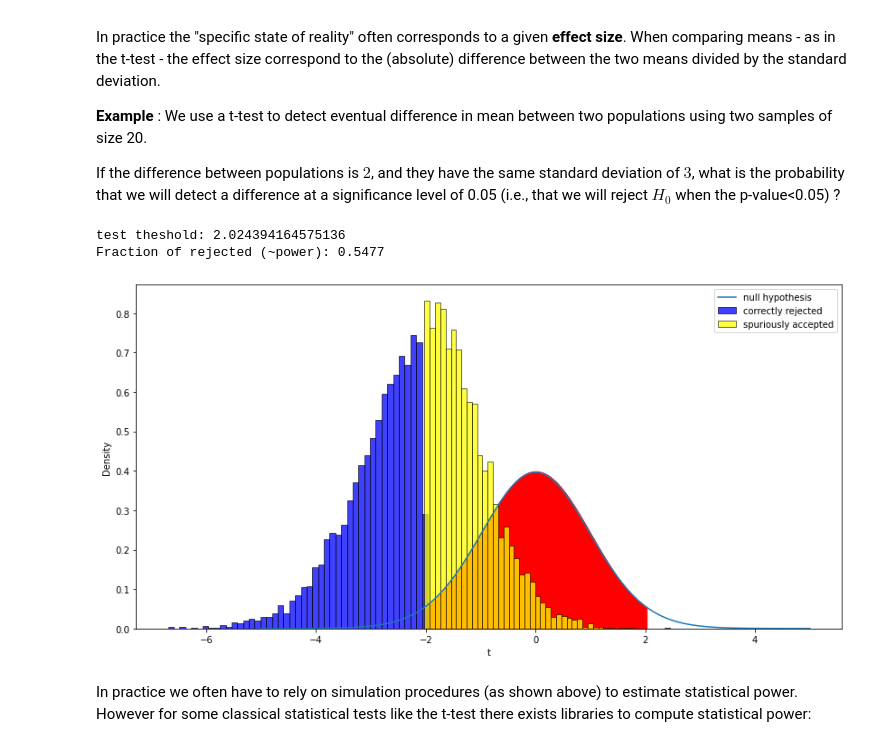
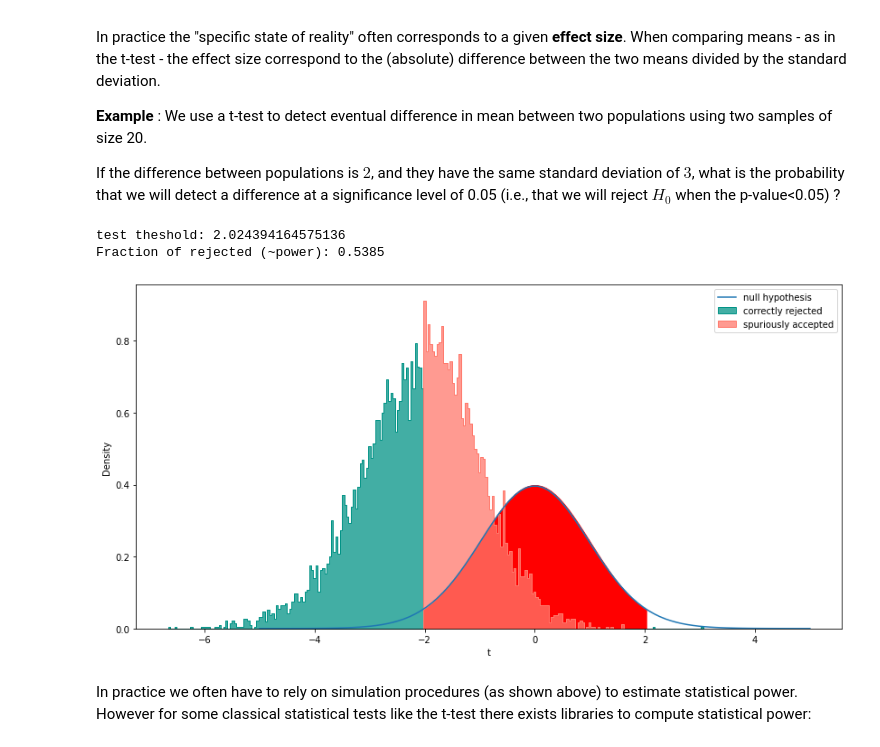
Before and after one commit to sib-swiss/introduction-to-statistics-with-python-training, a Jupyter notebook: 02_distribution_and_statistical_tests.ipynb, the cells around one changed output. Drawn from its saved outputs; the diff is of its cells as text; code cells hidden in the pictures.

```diff
--- a/02_distribution_and_statistical_tests.ipynb
+++ b/02_distribution_and_statistical_tests.ipynb
@@ -643,27 +574,39 @@ Let's demonstrate how things can go wrong.
 Take two samples from the same distribution and perform a t-test on them ; if the t-test is appropriate then
 we should see a p-value < 0.05 in about 5% of the cases.
 # %%
-n1 = n2 = 5
+n1 = n2 = 50
 
 #experimental setup : we sample twice from the same distribution normal distribution
 mu, sigma = 5, 3
 nbUnder05 = 0
+PV_norm = []
 for i in range(10000):
     sample1 = np.random.normal( mu, sigma , size = n1 )
     sample2 = np.random.normal( mu, sigma , size = n2 )
     tstat,pval = stats.ttest_ind(sample1,sample2 , equal_var=True)
+    PV_norm.append(pval)
     if pval < 0.05:
         nbUnder05 += 1
 print('normal law','proportion of sampled p-values under 0.05',nbUnder05/10000,sep='\t')
 
+
 #second setup : rather than sampling in a normal law, we will sample here in a binomial law
 n, p = 5, 0.01
 nbUnder05 = 0
+PV_bin = []
 for i in range(10000):
-    sample1 = np.random.binomial( n=n, p=p , size = n1 )
-    sample2 = np.random.binomial( n=n, p=p , size = n2 )
+    sample1 = np.random.pareto( a=1 , size = n1 ) #np.random.binomial( n=n, p=p , size = n1 )
+    sample2 = np.random.pareto( a=1 , size = n2 ) #np.random.binomial( n=n, p=p , size = n2 )
     tstat,pval = stats.ttest_ind(sample1,sample2 , equal_var=True)
+    PV_bin.append(pval)
     if pval < 0.05:
         nbUnder05 += 1
 print('binomial law','proportion of sampled p-values under 0.05',nbUnder05/10000,sep='\t')
+
+
+fig, ax = plt.subplots(1,1 , figsize=(10,7))
+sns.histplot( PV_bin  , label = "pareto" , binwidth=0.02 , element="step", color = 'xkcd:salmon', ax = ax )
+sns.histplot( PV_norm , label = "normal" , binwidth=0.02 , element="step", color = 'xkcd:mint', ax = ax )
+ax.legend()
+ax.set_title("P-values of t-test of 2 samples drawn from the same distribution")
 # %% [output]
@@ -734,5 +671,0 @@ junk = stats.probplot( HFDdata , plot = axes[1])
-# %%
-tstat,pval = stats.shapiro(CHOWdata)
-print('CHOW data     ',"Shapiro-Wilk's normality test p-value",pval , sep='\t')
-tstat,pval = stats.shapiro(HFDdata)
-print('HFD data     ',"Shapiro-Wilk's normality test p-value",pval , sep='\t')
@@ -796,8 +724,8 @@ def computeU(sampleA , sampleB):
     return min(U1,U2)
 U_manual = computeU(sample1 , sample2)
 
-U1_scipy , pval = stats.mannwhitneyu(sample1,sample2,alternative='two-sided') # here the p-val is not valid
-U2_scipy , pval = stats.mannwhitneyu(sample2,sample1,alternative='two-sided') # here the p-val is not valid
+U1_scipy , pval = stats.mannwhitneyu(sample1,sample2,method = 'exact' , alternative='two-sided') # here the p-val is not valid
+U2_scipy , pval = stats.mannwhitneyu(sample2,sample1,method = 'exact' , alternative='two-sided') # here the p-val is not valid
 U_scipy = min(U1_scipy , U2_scipy)
 # scipy implements a computation of U that only accounts for cases where sample1 is above sample2 ...
 
@@ -830,14 +760,3 @@ Perform the Mann-Withney U test on the mice data.
 What is your conclusion?
 
 > here, there is more than 20 observation in both samples, so you can rely on the p-value returned by `scipy.stats.mannwhitneyu`
-# %%
-sample1 = HFDdata
-sample2 = CHOWdata
-
-print(len(HFDdata) , len(CHOWdata))
-
-U1_scipy , pval = stats.mannwhitneyu(sample1,sample2,alternative='two-sided') # here the p-val is not valid
-U2_scipy , pval = stats.mannwhitneyu(sample2,sample1,alternative='two-sided') # here the p-val is not valid
-U_scipy = min(U1_scipy , U2_scipy)
-
-print(pval)
@@ -954,37 +870,39 @@ nbRejected = 0
 tstats = []
 rejected=[]
 for i in range(N):
     # I use the testTtest function previously defined to simulate the test
     t,pval = testTtest( n=sample_size , d=mean_difference , std=standard_dev )
     tstats.append(t)
     rejected.append( pval<sig_level )
 
 df= pd.DataFrame( {  'rejected': rejected , 't' : tstats} )
 
 
 # For this test, the level of significance is
 threshold = stats.t.ppf( 1-sig_level/2  , df = 2*sample_size - 2 )
 
 ## plotting our results
 x= np.linspace(-5,5,100)
 fig,ax=plt.subplots(figsize=(14,7))
 sns.lineplot(x=x , y=stats.t.pdf(x , df = 2*sample_size - 2 )  , label = 'null hypothesis')
 xAccepted = np.linspace(-threshold , threshold , 50 )
 plt.fill_between(xAccepted, stats.norm.pdf(xAccepted) , color='red')
 
-sns.histplot( x=df.loc[ df.rejected==True ,'t']  , color='blue',
+sns.histplot( x=df.loc[ df.rejected==True ,'t']  ,
+             binwidth=0.04 , element='step' , color='xkcd:teal',
              stat='density' , label = 'correctly rejected')
-sns.histplot( x=df.loc[ df.rejected==False ,'t'] , color='yellow',
+sns.histplot( x=df.loc[ df.rejected==False ,'t'] ,
+             binwidth=0.04 , element='step' , color='xkcd:salmon',
              stat='density' , label = 'spuriously accepted')
 
 plt.legend()
 
 print('test theshold:',threshold)
 print('Fraction of rejected (~power):', sum(df.rejected)/N )
 # %% [output]
 test theshold: 2.024394164575136
-Fraction of rejected (~power): 0.5477
+Fraction of rejected (~power): 0.5385
-[figure, old version]
+[figure, new version]
 # %% [markdown]
 In practice we often have to rely on simulation procedures (as shown above) to estimate statistical power.
 However for some classical statistical tests like the t-test there exists libraries to compute statistical power:
```
Also changed, not shown: parts of 61 cells of this notebook, 2 other files.
